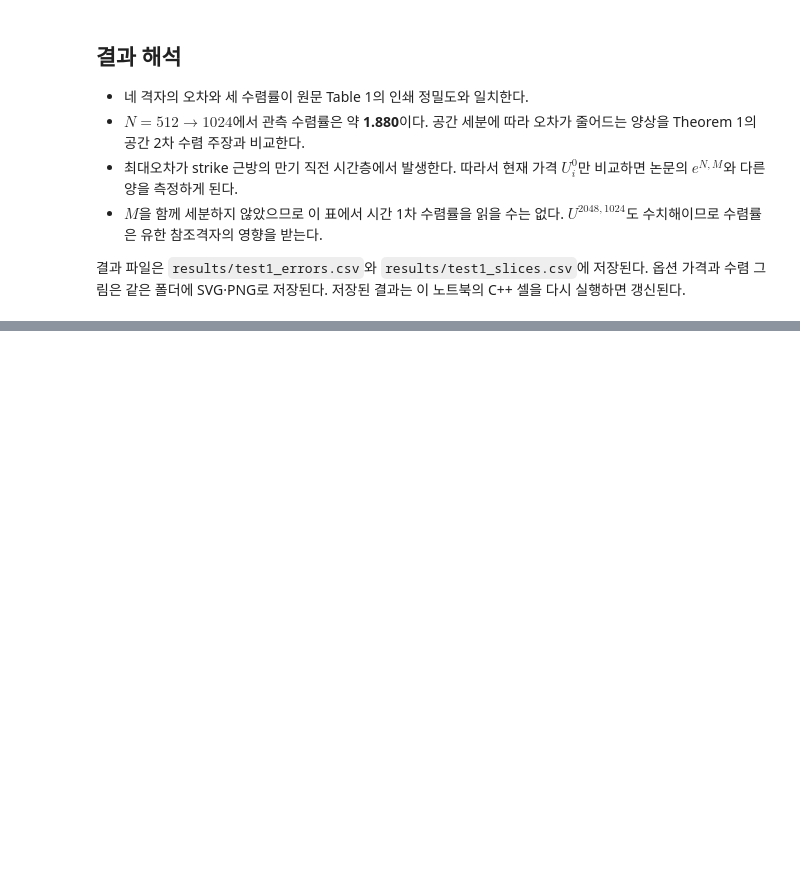
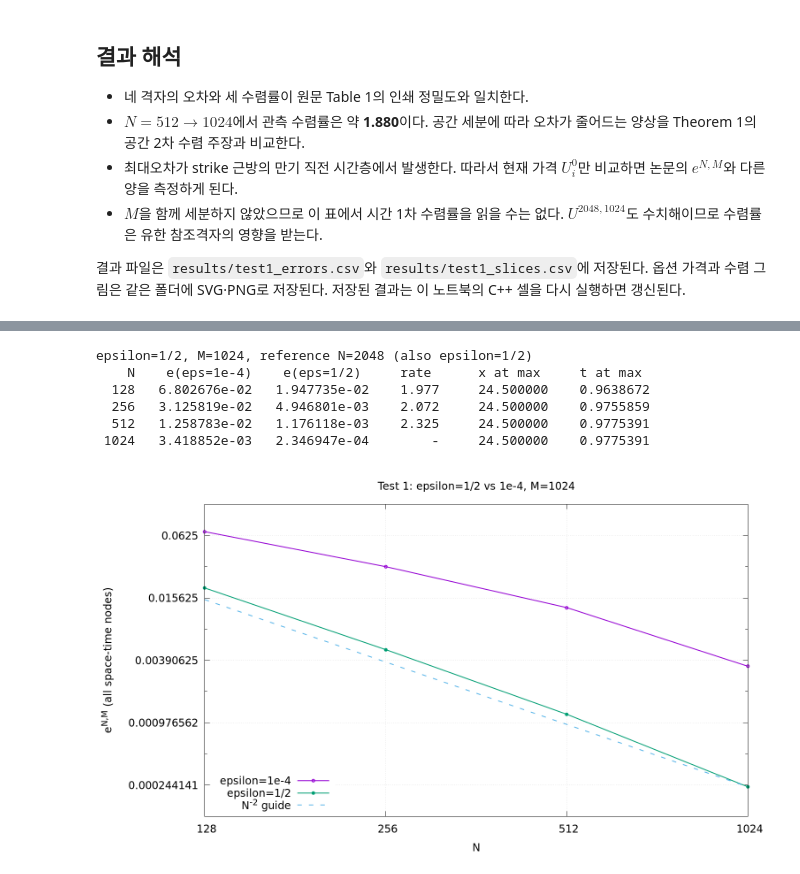
Before and after one commit to DongHakKun/A_robust_and_accurate_finite_difference_method_for_a_generalized_Black-Scholes_equation, a Jupyter notebook: ipynb/5_1_Test_1_Figure_1_Table_1.ipynb, the cells around one changed output, grey strips where cells are left out. Drawn from its saved outputs; the diff is of its cells as text; code cells hidden in the pictures; blank space fills up the shorter version.

Commit message:
Add epsilon=1/2 spatial convergence experiments to both notebooks

```diff
--- a/ipynb/5_1_Test_1_Figure_1_Table_1.ipynb
+++ b/ipynb/5_1_Test_1_Figure_1_Table_1.ipynb
@@ -175,0 +186,68 @@ displayPNG("../results/test1_convergence.png");
+# %%
+{
+    const double epsilonHalf = 1.0 / 2.0;
+    BlackScholesSolver halfReference(Nref, M, 0.04, 0.06, epsilonHalf);
+    halfReference.solveTest1();
+    double halfErrors[count];
+    double halfErrorX[count];
+    double halfErrorTime[count];
+    for(int k=0; k<count; k++)
+    {
+        BlackScholesSolver coarse(nValues[k], M, 0.04, 0.06, epsilonHalf);
+        coarse.solveTest1();
+        int iMax = 0;
+        int jMax = 0;
+        halfErrors[k] = ErrorAnalysis::maxError(coarse, halfReference, &iMax, &jMax);
+        halfErrorX[k] = coarse.x[iMax];
+        halfErrorTime[k] = jMax*coarse.tau;
+    }
+
+    printf("epsilon=1/2, M=%d, reference N=%d (also epsilon=1/2)\n", M, Nref);
+    printf("    N    e(eps=1e-4)    e(eps=1/2)     rate      x at max     t at max\n");
+    FILE* halfFile = openOutput("../results/test1_epsilon_half_errors.csv");
+    fprintf(halfFile, "N,error,rate,baseline_error,x_at_max,t_at_max\n");
+    for(int k=0; k<count; k++)
+    {
+        printf("%5d   %12.6e   %12.6e  ", nValues[k], errors[k], halfErrors[k]);
+        fprintf(halfFile, "%d,%.17g,", nValues[k], halfErrors[k]);
+        if(k+1<count)
+        {
+            double rate = log(halfErrors[k]/halfErrors[k+1])/log(2.0);
+            printf("%7.3f", rate);
+            fprintf(halfFile, "%.17g", rate);
+        }
+        else printf("%7s", "-");
+        printf("   %11.6f   %10.7f\n", halfErrorX[k], halfErrorTime[k]);
+        fprintf(halfFile, ",%.17g,%.17g,%.17g\n",
+                errors[k], halfErrorX[k], halfErrorTime[k]);
+    }
+    fclose(halfFile);
+}
+# %% [output]
+epsilon=1/2, M=1024, reference N=2048 (also epsilon=1/2)
+    N    e(eps=1e-4)    e(eps=1/2)     rate      x at max     t at max
+  128   6.802676e-02   1.947735e-02    1.977     24.500000    0.9638672
+  256   3.125819e-02   4.946801e-03    2.072     24.500000    0.9755859
+  512   1.258783e-02   1.176118e-03    2.325     24.500000    0.9775391
+ 1024   3.418852e-03   2.346947e-04        -     24.500000    0.9775391
+# %%
+{
+    FILE* halfPlot = openOutput("../results/test1_epsilon_half_convergence.gp");
+    fprintf(halfPlot, "set terminal svg size 950,550 font 'sans,13'\n");
+    fprintf(halfPlot, "set output '../results/test1_epsilon_half_convergence.svg'\n");
+    fprintf(halfPlot, "set title 'Test 1: epsilon=1/2 vs 1e-4, M=1024'\n");
+    fprintf(halfPlot, "set xlabel 'N'; set ylabel 'e^{N,M} (all space-time nodes)'\n");
+    fprintf(halfPlot, "set logscale xy 2; set grid; set key bottom left; set datafile separator ','\n");
+    fprintf(halfPlot, "stats '../results/test1_epsilon_half_errors.csv' using 1 nooutput\n");
+    fprintf(halfPlot, "Nmax=STATS_max\n");
+    fprintf(halfPlot, "stats '../results/test1_epsilon_half_errors.csv' using 2 nooutput\n");
+    fprintf(halfPlot, "anchor=STATS_min\n");
+    fprintf(halfPlot, "plot '../results/test1_epsilon_half_errors.csv' using 1:4 with linespoints lw 2 pt 6 title 'epsilon=1e-4', '' using 1:2 with linespoints lw 2 pt 7 title 'epsilon=1/2', anchor*(Nmax/x)**2 with lines dt 2 lw 2 title 'N^{-2} guide'\n");
+    fprintf(halfPlot, "set terminal pngcairo size 1520,880 font 'sans,18'\n");
+    fprintf(halfPlot, "set output '../results/test1_epsilon_half_convergence.png'; replot\n");
+    fclose(halfPlot);
+    runGnuplot("../results/test1_epsilon_half_convergence.gp");
+    displayPNG("../results/test1_epsilon_half_convergence.png");
+}
+# %% [output]
+[figure, added]
```
Also changed, not shown: parts of 2 cells of this notebook, 1 other file.
